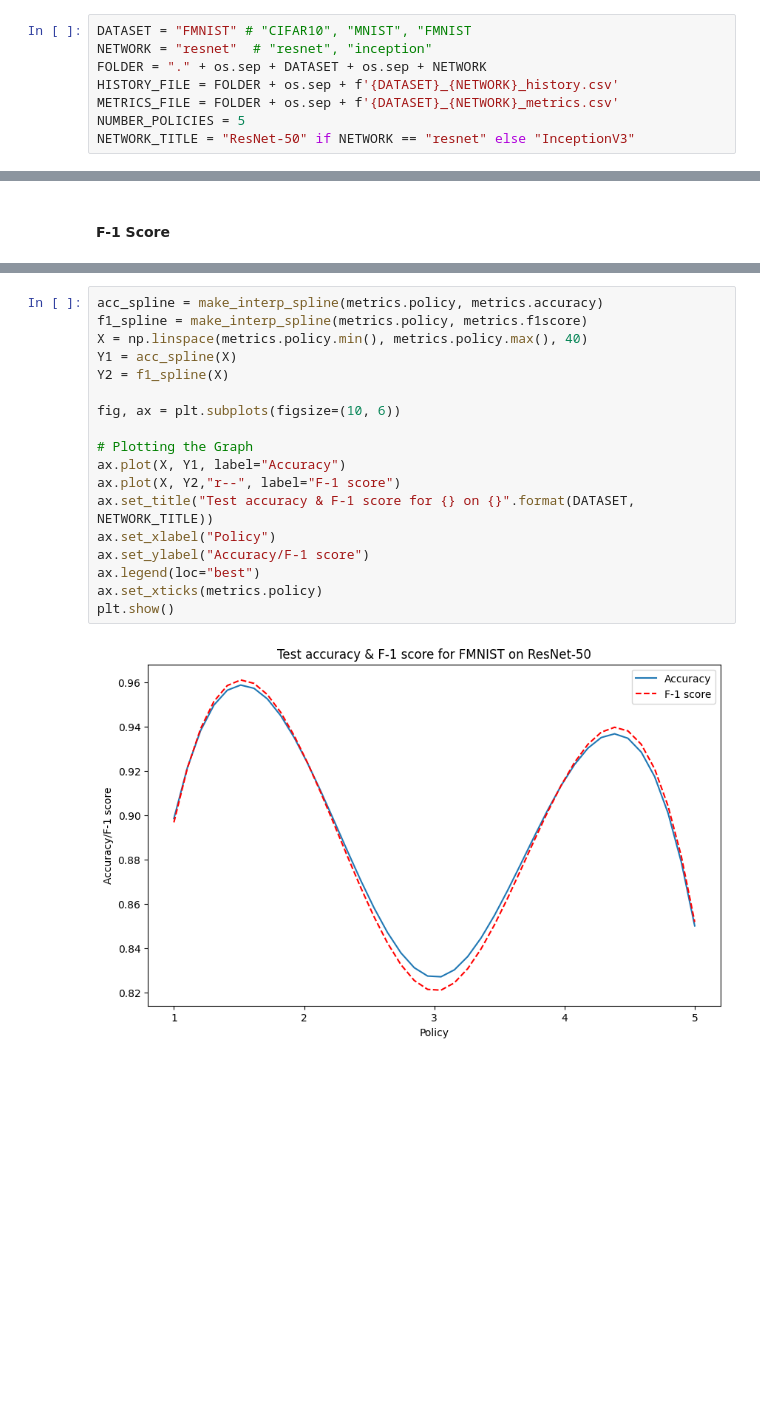
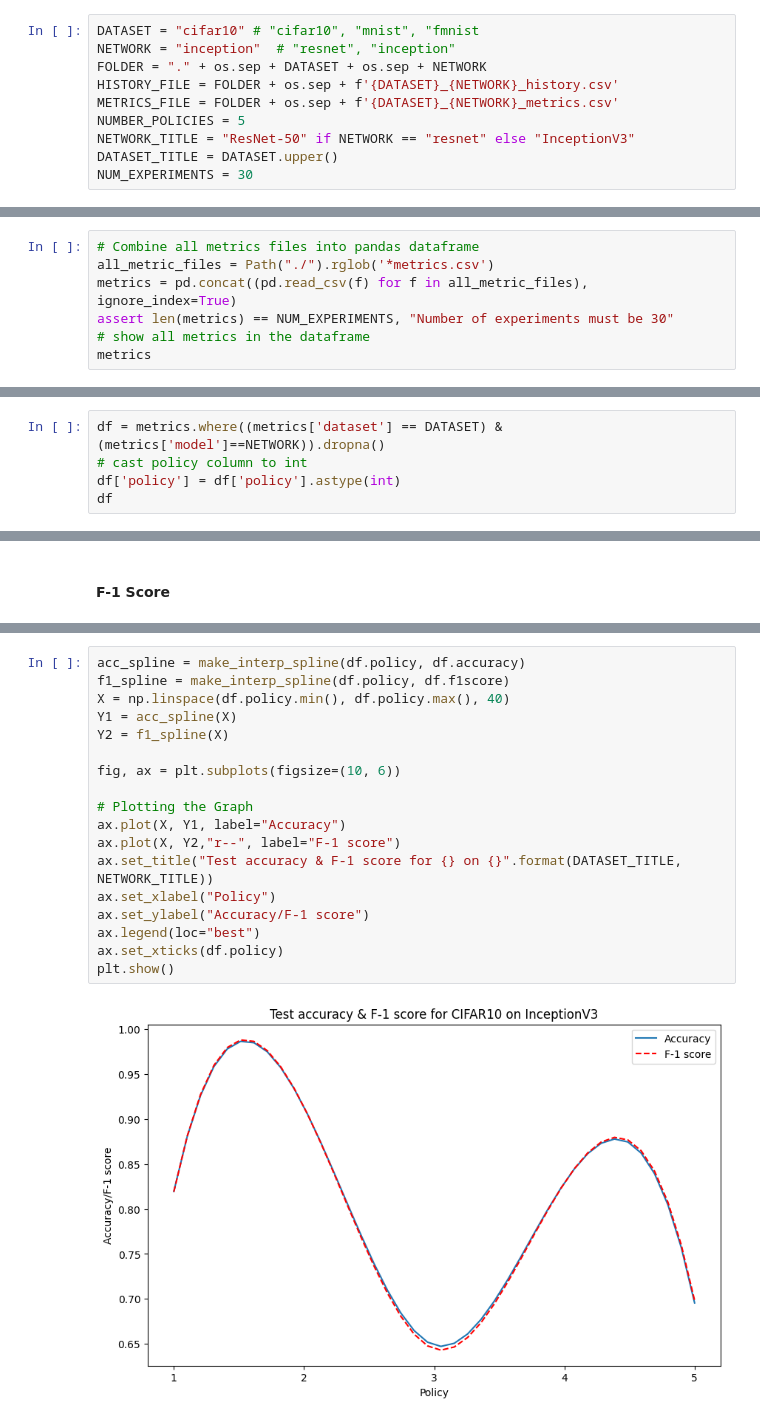
Before and after one commit to davidanoel/phd, a Jupyter notebook: analysis/analysis.ipynb, the cells around one changed output, grey strips where cells are left out. Cells and saved outputs as stored; diff of their text form; blank space fills up the shorter version.

```diff
--- a/analysis/analysis.ipynb
+++ b/analysis/analysis.ipynb
@@ -23,11 +26,13 @@ import os
 # %% [markdown]
 # Hyperparameters
 # %%
-DATASET = "FMNIST" # "CIFAR10", "MNIST", "FMNIST
-NETWORK = "resnet"  # "resnet", "inception"
+DATASET = "cifar10" # "cifar10", "mnist", "fmnist
+NETWORK = "inception"  # "resnet", "inception"
 FOLDER = "." + os.sep + DATASET + os.sep + NETWORK
 HISTORY_FILE = FOLDER + os.sep + f'{DATASET}_{NETWORK}_history.csv'
 METRICS_FILE = FOLDER + os.sep + f'{DATASET}_{NETWORK}_metrics.csv'
 NUMBER_POLICIES = 5
 NETWORK_TITLE = "ResNet-50" if NETWORK == "resnet" else "InceptionV3"
+DATASET_TITLE = DATASET.upper()
+NUM_EXPERIMENTS = 30
 # %%
@@ -65,0 +59,7 @@ Total records: 5
+# %%
+# Combine all metrics files into pandas dataframe
+all_metric_files = Path("./").rglob('*metrics.csv')
+metrics = pd.concat((pd.read_csv(f) for f in all_metric_files), ignore_index=True)
+assert len(metrics) == NUM_EXPERIMENTS, "Number of experiments must be 30"
+# show all metrics in the dataframe
+metrics
@@ -144,0 +165,5 @@ plot_all_policies(policies)
+# %%
+df = metrics.where((metrics['dataset'] == DATASET) & (metrics['model']==NETWORK)).dropna()
+# cast policy column to int
+df['policy'] = df['policy'].astype(int)
+df
@@ -206,20 +301,20 @@ plt.show()
 # %%
-acc_spline = make_interp_spline(metrics.policy, metrics.accuracy)
-f1_spline = make_interp_spline(metrics.policy, metrics.f1score)
-X = np.linspace(metrics.policy.min(), metrics.policy.max(), 40)
+acc_spline = make_interp_spline(df.policy, df.accuracy)
+f1_spline = make_interp_spline(df.policy, df.f1score)
+X = np.linspace(df.policy.min(), df.policy.max(), 40)
 Y1 = acc_spline(X)
 Y2 = f1_spline(X)
 
 fig, ax = plt.subplots(figsize=(10, 6))
 
 # Plotting the Graph
 ax.plot(X, Y1, label="Accuracy")
 ax.plot(X, Y2,"r--", label="F-1 score")
-ax.set_title("Test accuracy & F-1 score for {} on {}".format(DATASET, NETWORK_TITLE))
+ax.set_title("Test accuracy & F-1 score for {} on {}".format(DATASET_TITLE, NETWORK_TITLE))
 ax.set_xlabel("Policy")
 ax.set_ylabel("Accuracy/F-1 score")
 ax.legend(loc="best")
-ax.set_xticks(metrics.policy)
+ax.set_xticks(df.policy)
 plt.show()
 # %% [output]
-[figure, old version]
+[figure, new version]
```
Also changed, not shown: parts of 33 cells of this notebook.
